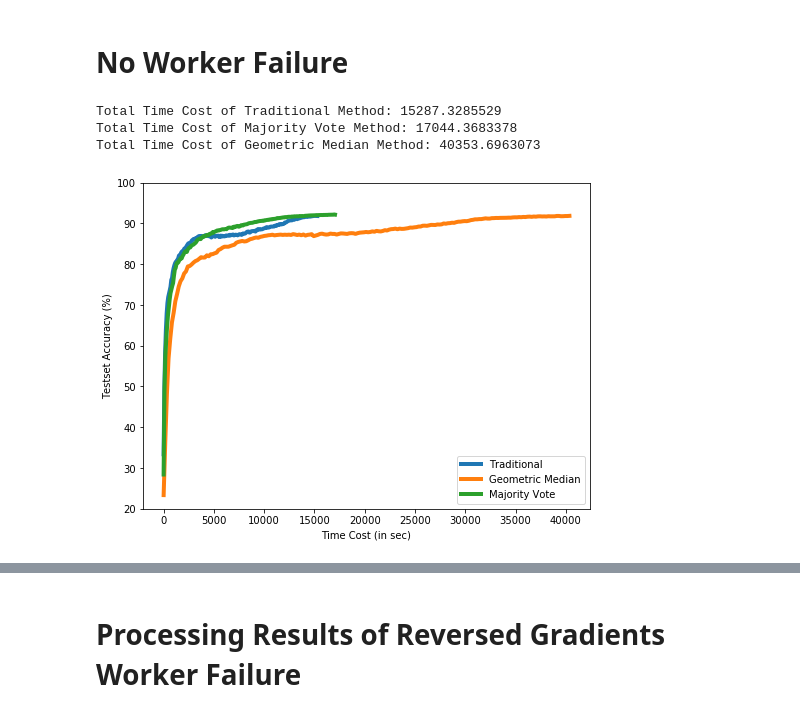
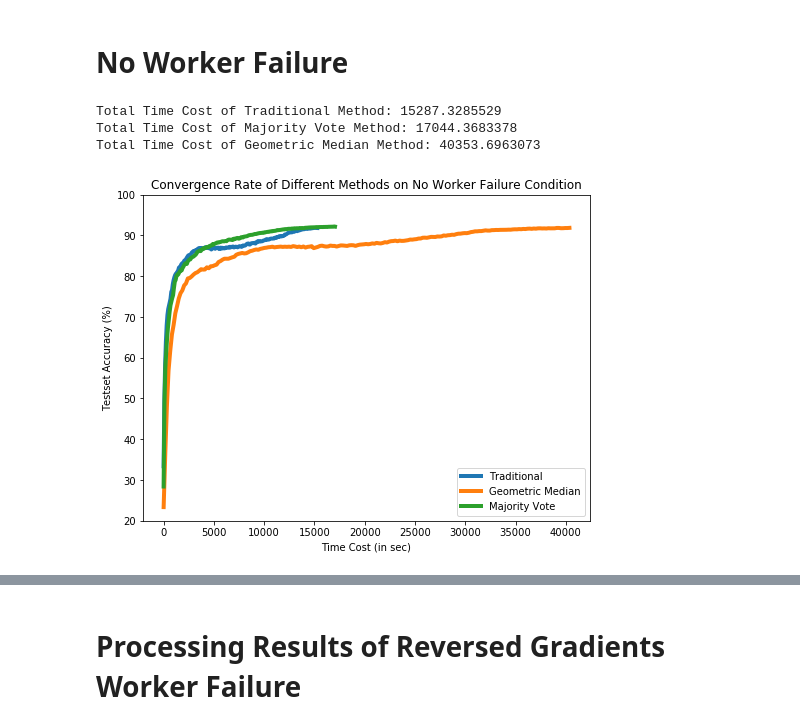
Before and after one commit to hwang595/Draco, a Jupyter notebook: analysis/Full_Initial_Experiment.ipynb, the cells around one changed output, grey strips where cells are left out. Cells and saved outputs as stored; diff of their text form; code cells hidden in the pictures.

```diff
--- a/analysis/Full_Initial_Experiment.ipynb
+++ b/analysis/Full_Initial_Experiment.ipynb
@@ -92,19 +92,21 @@ for dict_pair in stats:
 # %%
 print("Total Time Cost of Traditional Method: {}".format(time_lines[0][-1]))
 print("Total Time Cost of Majority Vote Method: {}".format(time_lines[2][-1]))
 print("Total Time Cost of Geometric Median Method: {}".format(time_lines[1][-1]))
 fig = plt.figure()
 ax=plt.subplot(111)
 plt.plot(time_lines[0], acc_stat[0],'-', linewidth=4.0,  label='Traditional')
 plt.plot(time_lines[1], acc_stat[1],'-', linewidth=4.0,  label='Geometric Median')
 plt.plot(time_lines[2], acc_stat[2], '-',linewidth=4.0,  label='Majority Vote')
 plt.xlabel("Time Cost (in sec)")
 plt.ylabel("Testset Accuracy (%)")
+plt.title("Convergence Rate of Different Methods on No Worker Failure Condition")
+plt.savefig("no_failure_convergence.jpg", dpi=600)
 ax.set_ylim(20, 100)
 plt.legend()
 plt.show()
 # %% [output]
 Total Time Cost of Traditional Method: 15287.3285529
 Total Time Cost of Majority Vote Method: 17044.3683378
 Total Time Cost of Geometric Median Method: 40353.6963073
-[figure, old version]
+[figure, new version]
```
Also changed, not shown: parts of 13 cells of this notebook.
